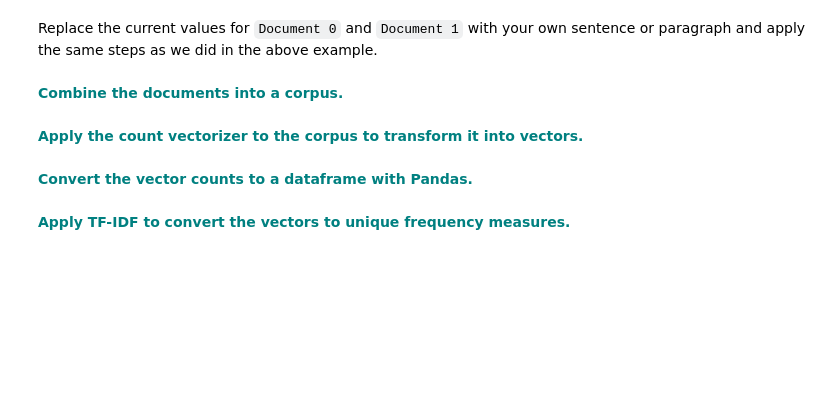
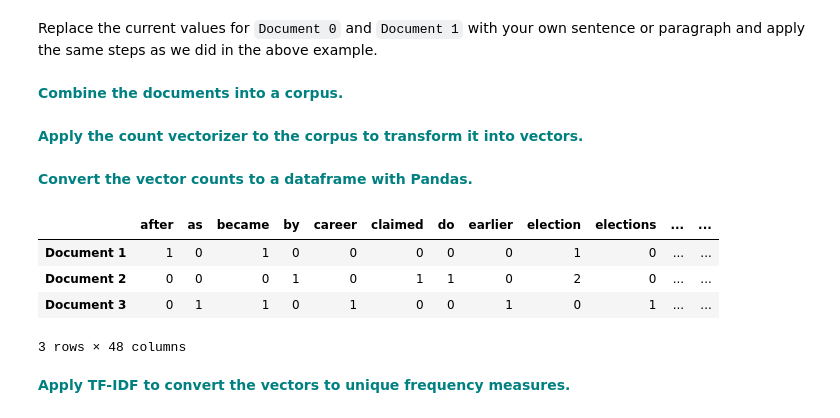
Before and after one commit to sabheen9/CosineSimilarityCaseStudy, a Jupyter notebook: CosineSimilarityCaseStudy/Cosine_Similarity_Case_Study.ipynb, the cells around one changed output. Saved outputs shown, nothing was run; the diff lists cells and outputs as text; code cells hidden in the pictures; blank space fills up the shorter version.

```diff
--- a/CosineSimilarityCaseStudy/Cosine_Similarity_Case_Study.ipynb
+++ b/CosineSimilarityCaseStudy/Cosine_Similarity_Case_Study.ipynb
@@ -132,9 +139,29 @@ cosine_similarity(trsfm[0:1], trsfm)
 Replace the current values for `Document 0` and `Document 1` with your own sentence or paragraph and apply the same steps as we did in the above example.
 # %% [markdown]
  **<font color='teal'> Combine the documents into a corpus.</font>**
+# %%
+# Define the documents
+Document1 = "Mr. Trump became president after winning the political election. Though he lost the support of some republican friends, Trump is friends with President Putin"
+
+Document2 = "President Trump says Putin had no political interference is the election outcome. He says it was a witchhunt by political parties. He claimed President Putin is a friend who had nothing to do with the election"
+
+Document3 = "Post elections, Vladimir Putin became President of Russia. President Putin had served as the Prime Minister earlier in his political career"
+
+corpus = [Document1, Document2, Document3]
 # %% [markdown]
  **<font color='teal'> Apply the count vectorizer to the corpus to transform it into vectors.</font>**
+# %%
+count_vect = CountVectorizer()
+X_train_counts = count_vect.fit_transform(corpus)
 # %% [markdown]
  **<font color='teal'> Convert the vector counts to a dataframe with Pandas.</font>**
+# %%
+pd.DataFrame(X_train_counts.toarray(),columns=count_vect.get_feature_names_out(),index=['Document 1','Document 2','Document 3'])
+# %% [output]
+|  | after | as | became | by | career | claimed | do | earlier | election | elections | ... | ... |
+| Document 1 | 1 | 0 | 1 | 0 | 0 | 0 | 0 | 0 | 1 | 0 | ... | ... |
+| Document 2 | 0 | 0 | 0 | 1 | 0 | 1 | 1 | 0 | 2 | 0 | ... | ... |
+| Document 3 | 0 | 1 | 1 | 0 | 1 | 0 | 0 | 1 | 0 | 1 | ... | ... |
+3 rows × 48 columns
 # %% [markdown]
  **<font color='teal'> Apply TF-IDF to convert the vectors to unique frequency measures.</font>**
```
Also changed, not shown: parts of 6 cells of this notebook.
